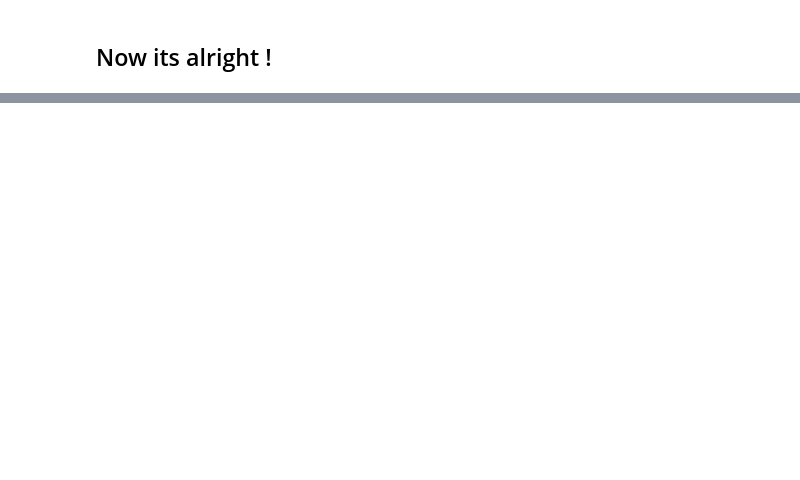
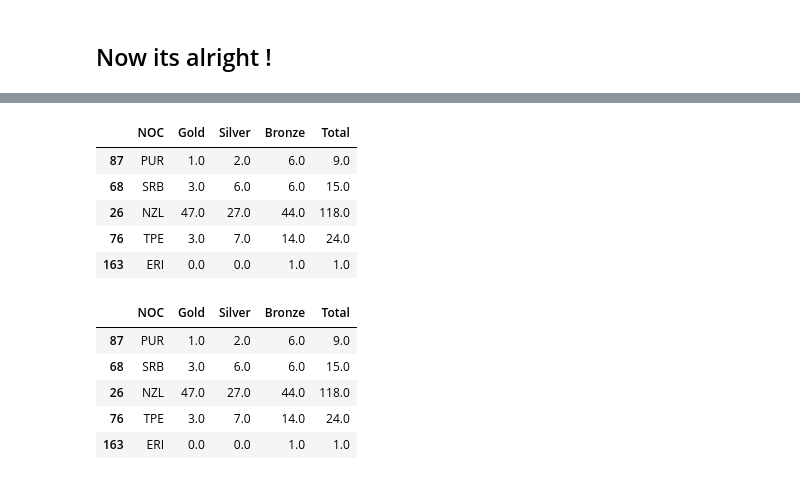
Before and after one commit to Newtanmukh/Olympics-Data-App, a Jupyter notebook: Olympics-Analysis.ipynb, the cells around one changed output, grey strips where cells are left out. Saved outputs shown, nothing was run; the diff lists cells and outputs as text; code cells hidden in the pictures; blank space fills up the shorter version.

```diff
--- a/Olympics-Analysis.ipynb
+++ b/Olympics-Analysis.ipynb
@@ -191,0 +299,17 @@ medal_tally[medal_tally['NOC']=='IND']
+# %%
+medal_tally['Total']=medal_tally['Gold']+medal_tally['Silver']+medal_tally['Bronze']
+# %%
+medal_tally.sample(5)
+# %% [output]
+|  | NOC | Gold | Silver | Bronze | Total |
+| 87 | PUR | 1.0 | 2.0 | 6.0 | 9.0 |
+| 68 | SRB | 3.0 | 6.0 | 6.0 | 15.0 |
+| 26 | NZL | 47.0 | 27.0 | 44.0 | 118.0 |
+| 76 | TPE | 3.0 | 7.0 | 14.0 | 24.0 |
+| 163 | ERI | 0.0 | 0.0 | 1.0 | 1.0 |
+|  | NOC | Gold | Silver | Bronze | Total |
+| 87 | PUR | 1.0 | 2.0 | 6.0 | 9.0 |
+| 68 | SRB | 3.0 | 6.0 | 6.0 | 15.0 |
+| 26 | NZL | 47.0 | 27.0 | 44.0 | 118.0 |
+| 76 | TPE | 3.0 | 7.0 | 14.0 | 24.0 |
+| 163 | ERI | 0.0 | 0.0 | 1.0 | 1.0 |
```
Also changed, not shown: parts of 15 cells of this notebook, 4 other files.
